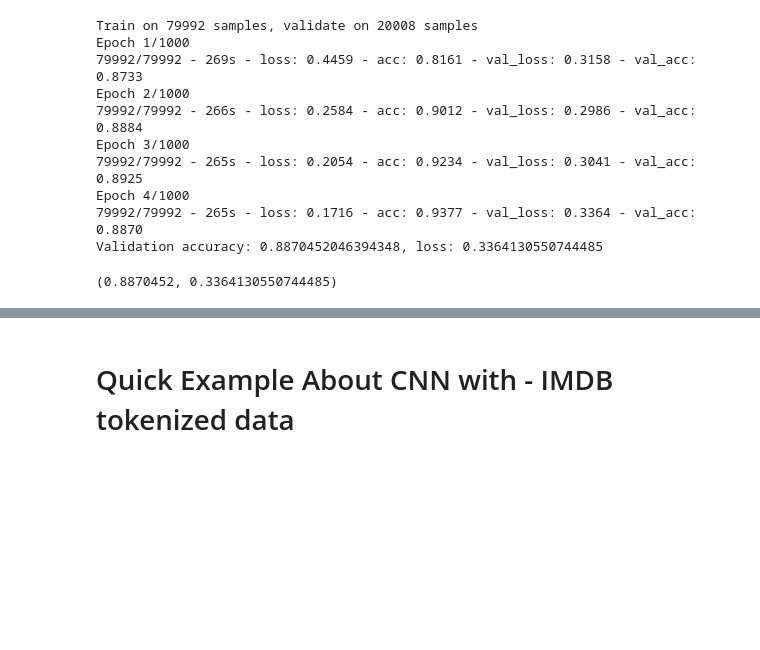
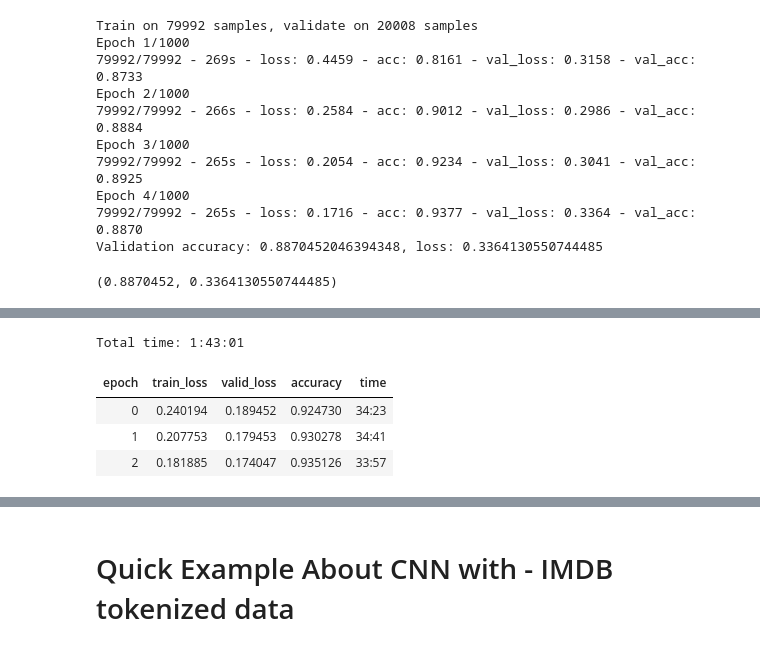
Before and after one commit to binliu0630/Deep_Learning, a Jupyter notebook: Amazon_tensorflow2_0.ipynb, the cells around one changed output, grey strips where cells are left out. Saved outputs shown, nothing was run; the diff lists cells and outputs as text; code cells hidden in the pictures; blank space fills up the shorter version.

```diff
--- a/Amazon_tensorflow2_0.ipynb
+++ b/Amazon_tensorflow2_0.ipynb
@@ -402,0 +444,3 @@ Validation accuracy: 0.8870452046394348, loss: 0.3364130550744485
+# %%
+learn = text_classifier_learner(data_clas, AWD_LSTM, drop_mult=0.5)
+learn.load_encoder('fine2')
@@ -402,0 +467,9 @@ Validation accuracy: 0.8870452046394348, loss: 0.3364130550744485
+# %%
+learn.unfreeze()
+learn.fit_one_cycle(3)
+# %% [output]
+Total time: 1:43:01
+| epoch | train_loss | valid_loss | accuracy | time |
+| 0 | 0.240194 | 0.189452 | 0.924730 | 34:23 |
+| 1 | 0.207753 | 0.179453 | 0.930278 | 34:41 |
+| 2 | 0.181885 | 0.174047 | 0.935126 | 33:57 |
```
Also changed, not shown: parts of 30 cells of this notebook.
